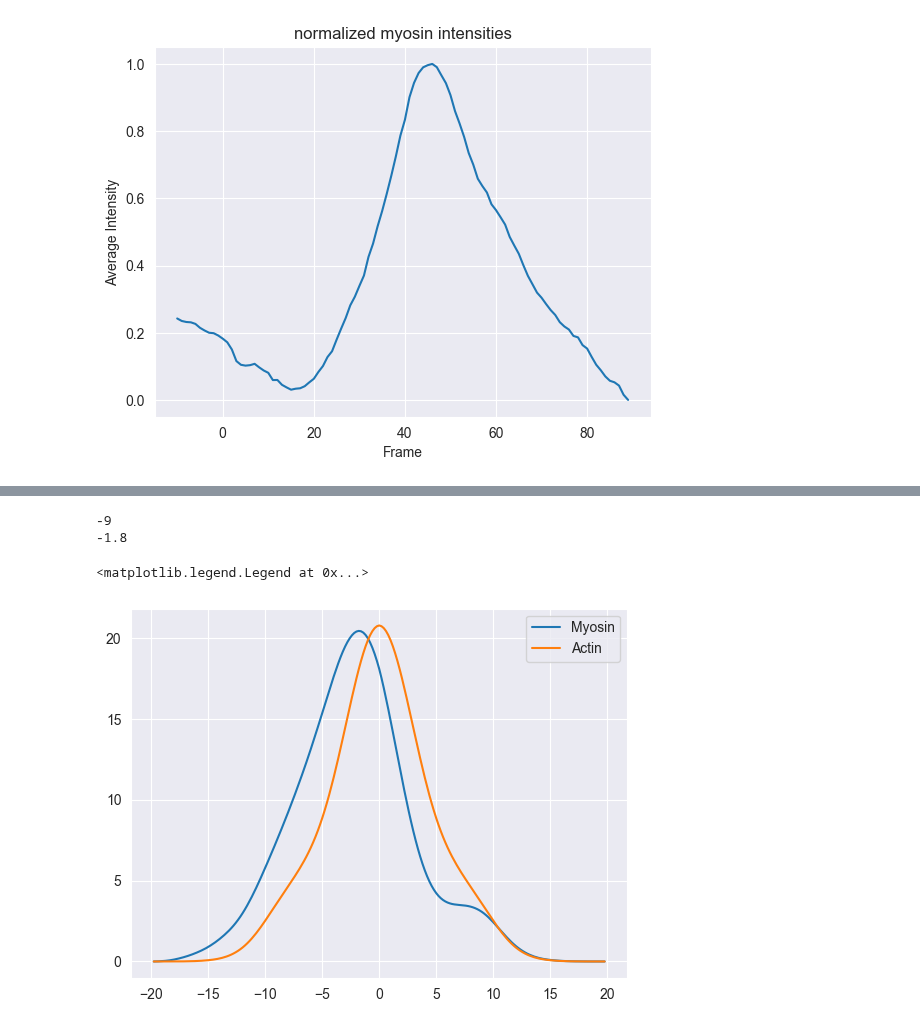
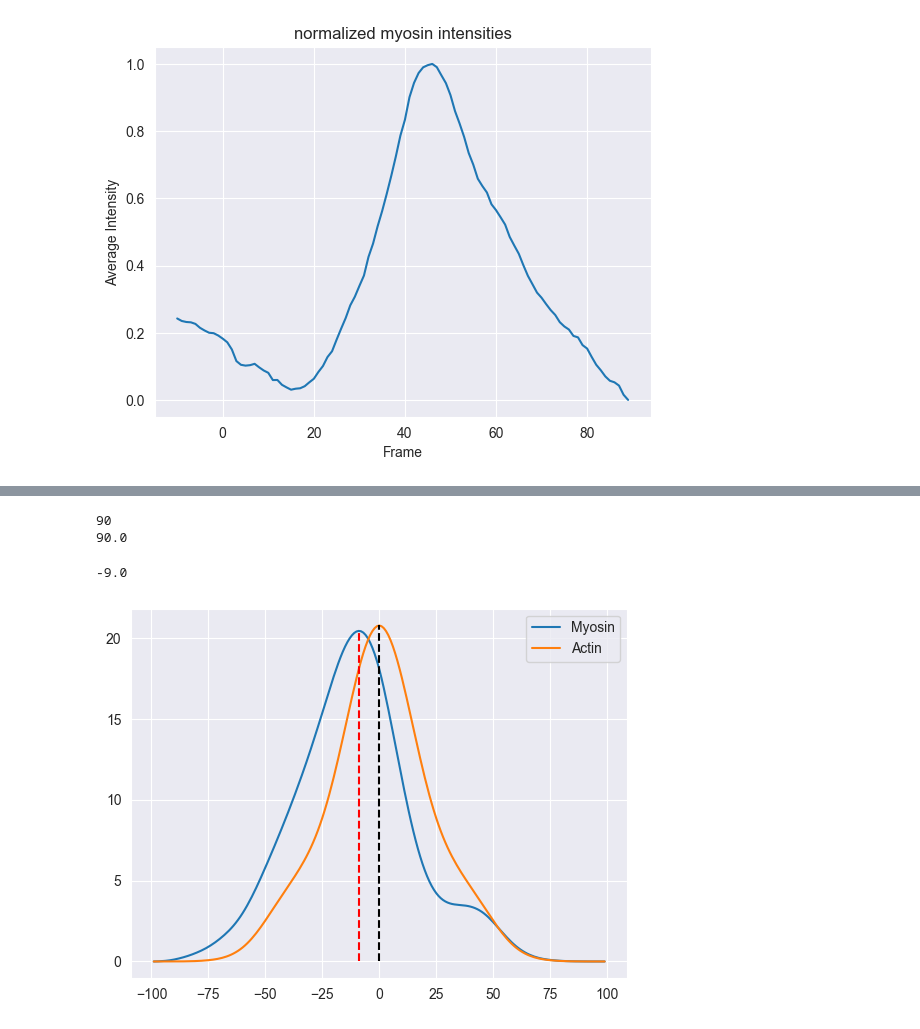
Before and after one commit to leaBroe/arcospx_analysis_quantification_correlation, a Jupyter notebook: cross_correlation.ipynb, the cells around one changed output, grey strips where cells are left out. Drawn from its saved outputs; the diff is of its cells as text; code cells hidden in the pictures.

Commit message:
made plot prettier

```diff
--- a/cross_correlation.ipynb
+++ b/cross_correlation.ipynb
@@ -320,7 +320,7 @@ array([0.00000000e+00, 2.29358456e-03, 8.81025254e-03, 1.72117145e-02,
        1.05292968e-03, 8.38766131e-04, 5.30689985e-04, 3.75858561e-04,
        3.18122070e-04, 3.24682883e-04, 1.97688114e-04])
 # %%
-lags = correlation_lags(len(average_intensities_actin), len(average_intensities_myosin))
+lags = correlation_lags(len(normalized_actin_intensities), len(normalized_myosin_intensities))
 lags
 # %% [output]
 array([-99, -98, -97, -96, -95, -94, -93, -92, -91, -90, -89, -88, -87,
@@ -340,22 +340,28 @@ array([-99, -98, -97, -96, -95, -94, -93, -92, -91, -90, -89, -88, -87,
         83,  84,  85,  86,  87,  88,  89,  90,  91,  92,  93,  94,  95,
         96,  97,  98,  99])
 # %%
-interp_factor = 5
+interp_factor = 1
 spf = 5
 # %%
 #corr /= np.max(corr)
 corr_0 = corr
-delay = lags[np.argmax(corr_0)]
+delay = np.argmax(corr_0)
 print(delay)
 delay_s_0 = delay/interp_factor
 print(delay_s_0)
 # %% [output]
--9
--1.8
+90
+90.0
 # %%
+index_of_max_corr = np.argmax(corr)
+x_coordinate = lags[index_of_max_corr] / interp_factor
+
 plt.plot(lags/interp_factor, corr, label="Myosin")
 plt.plot(lags/interp_factor, reference_corr, label="Actin")
 plt.legend()
+plt.vlines(0, 0, max(reference_corr), color="black", linestyle="dashed")
+plt.vlines(x_coordinate, 0, max(corr), color="red", linestyle="dashed")
+print(x_coordinate)
 # %% [output]
-<matplotlib.legend.Legend at 0x...>
+-9.0
-[figure, old version]
+[figure, new version]
```
